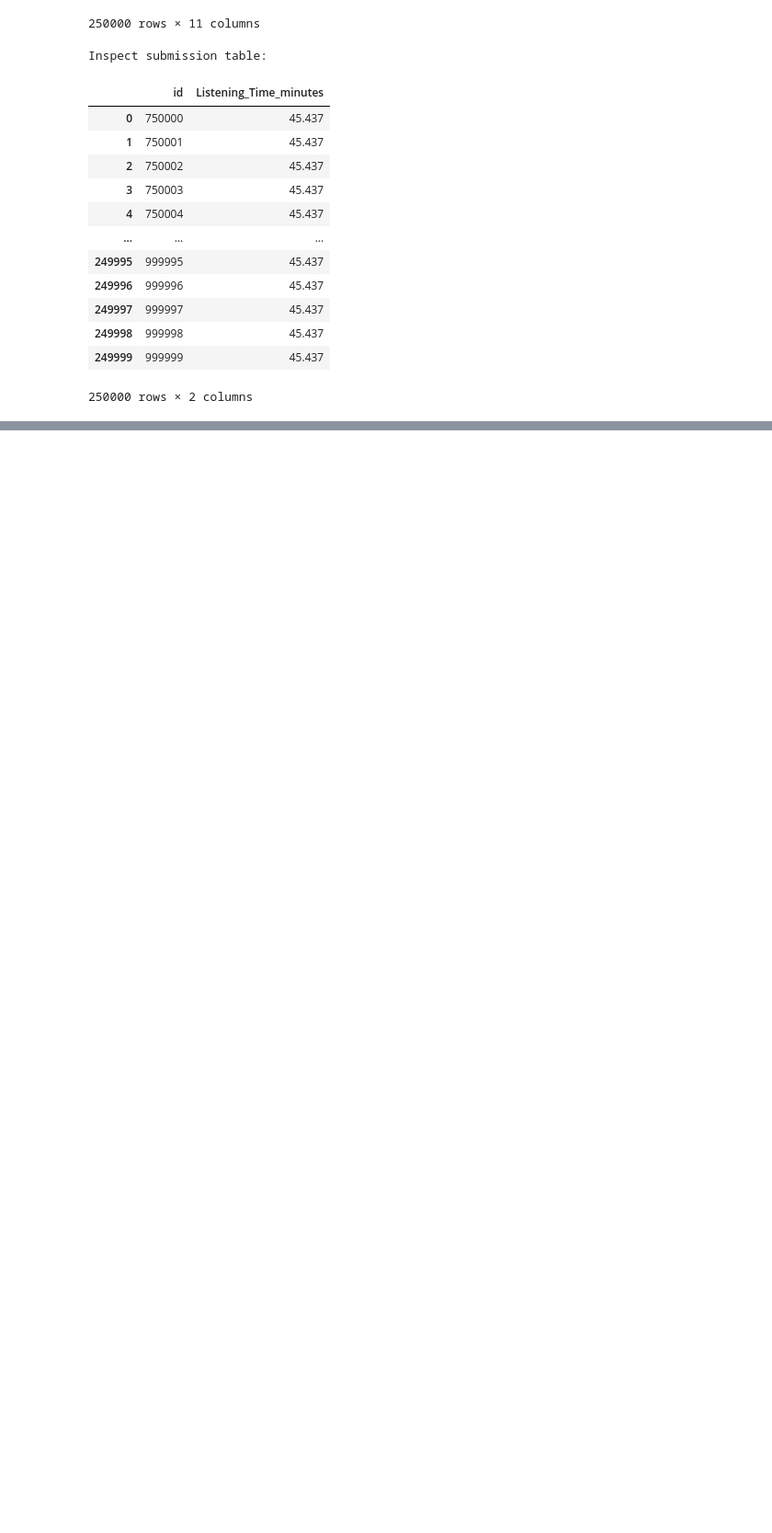
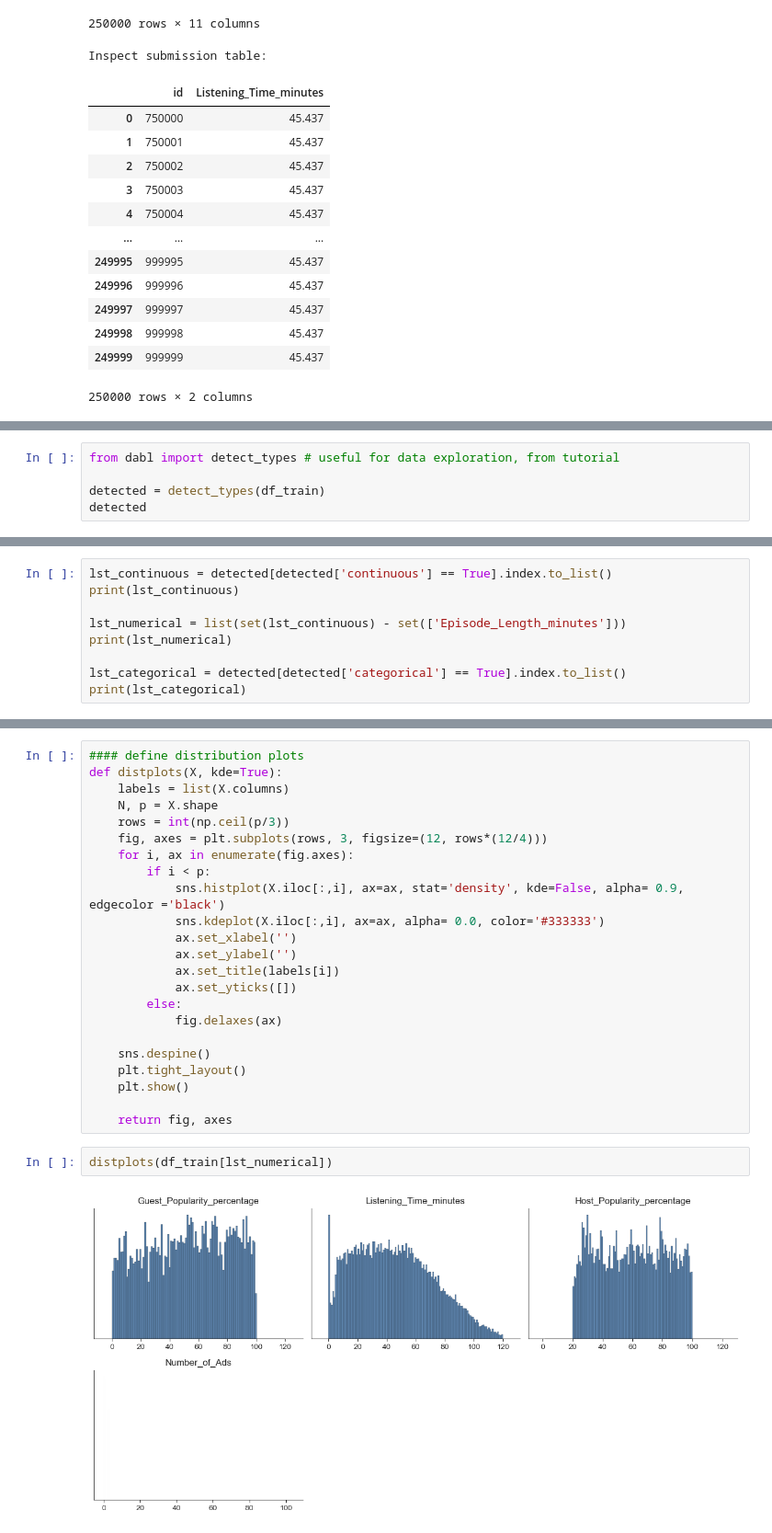
Before and after one commit to Kaylafei1119/kayla_project, a Jupyter notebook: Podcast_Listening_Time/Podcast_Tables.ipynb, the cells around one changed output, grey strips where cells are left out. Shown: that part at 92% size. Drawn from its saved outputs; the diff is of its cells as text; blank space fills up the shorter version.

```diff
--- a/Podcast_Listening_Time/Podcast_Tables.ipynb
+++ b/Podcast_Listening_Time/Podcast_Tables.ipynb
@@ -62,0 +187,5 @@ Inspect submission table:
+# %%
+from dabl import detect_types # useful for data exploration, from tutorial
+
+detected = detect_types(df_train)
+detected
@@ -62,0 +206,9 @@ Inspect submission table:
+# %%
+lst_continuous = detected[detected['continuous'] == True].index.to_list()
+print(lst_continuous)
+
+lst_numerical = list(set(lst_continuous) - set(['Episode_Length_minutes']))
+print(lst_numerical)
+
+lst_categorical = detected[detected['categorical'] == True].index.to_list()
+print(lst_categorical)
@@ -62,0 +219,27 @@ Inspect submission table:
+# %%
+#### define distribution plots
+def distplots(X, kde=True):
+    labels = list(X.columns)
+    N, p = X.shape
+    rows = int(np.ceil(p/3))
+    fig, axes = plt.subplots(rows, 3, figsize=(12, rows*(12/4)))
+    for i, ax in enumerate(fig.axes):
+        if i < p:
+            sns.histplot(X.iloc[:,i], ax=ax, stat='density', kde=False, alpha= 0.9, edgecolor ='black')
+            sns.kdeplot(X.iloc[:,i], ax=ax, alpha= 0.0, color='#333333')
+            ax.set_xlabel('')
+            ax.set_ylabel('')
+            ax.set_title(labels[i])
+            ax.set_yticks([])
+        else:
+            fig.delaxes(ax)
+
+    sns.despine()
+    plt.tight_layout()
+    plt.show()
+
+    return fig, axes
+# %%
+distplots(df_train[lst_numerical])
+# %% [output]
+[figure, added]
```
Also changed, not shown: parts of 24 cells of this notebook, 1 other file.
